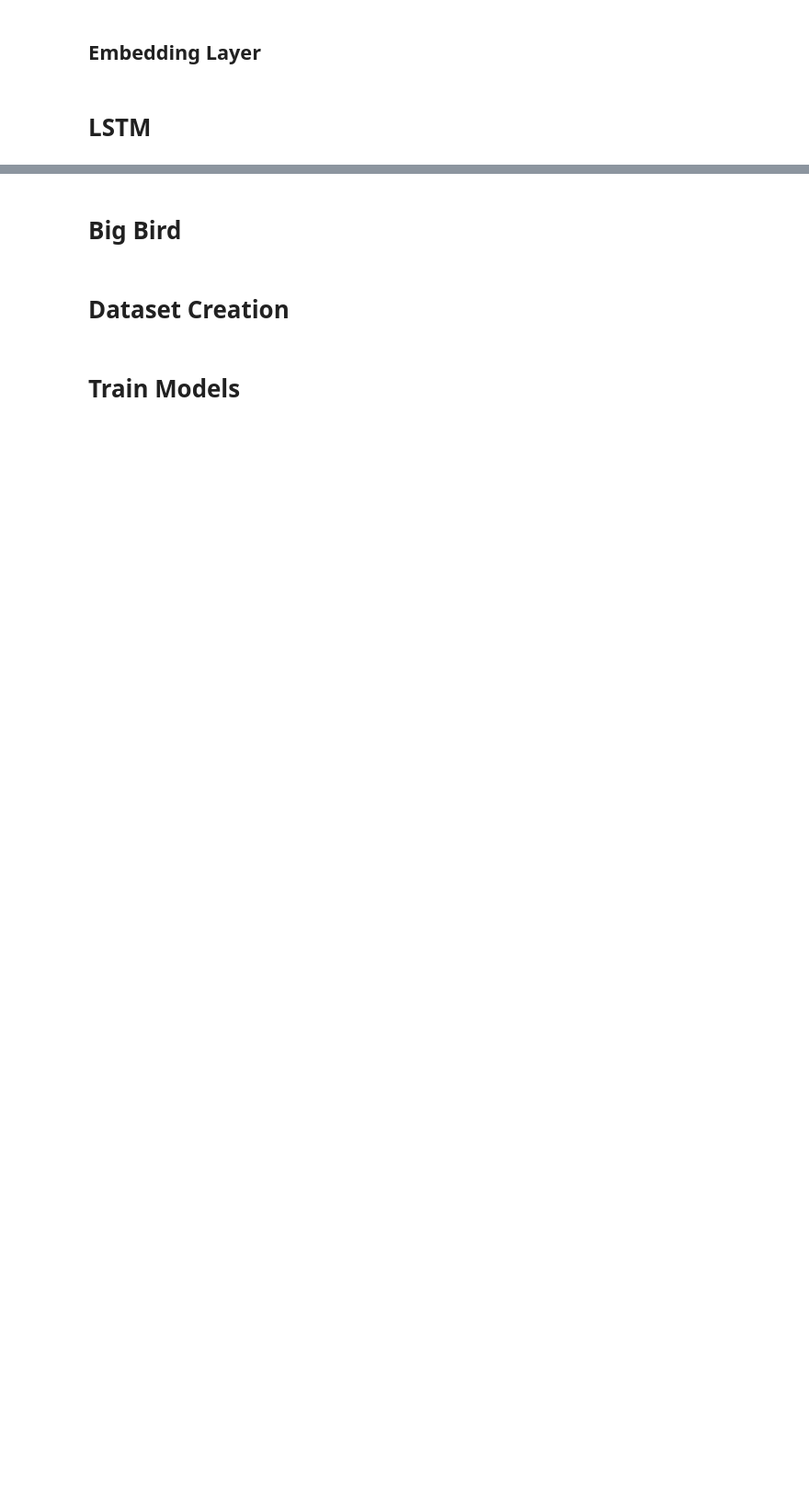
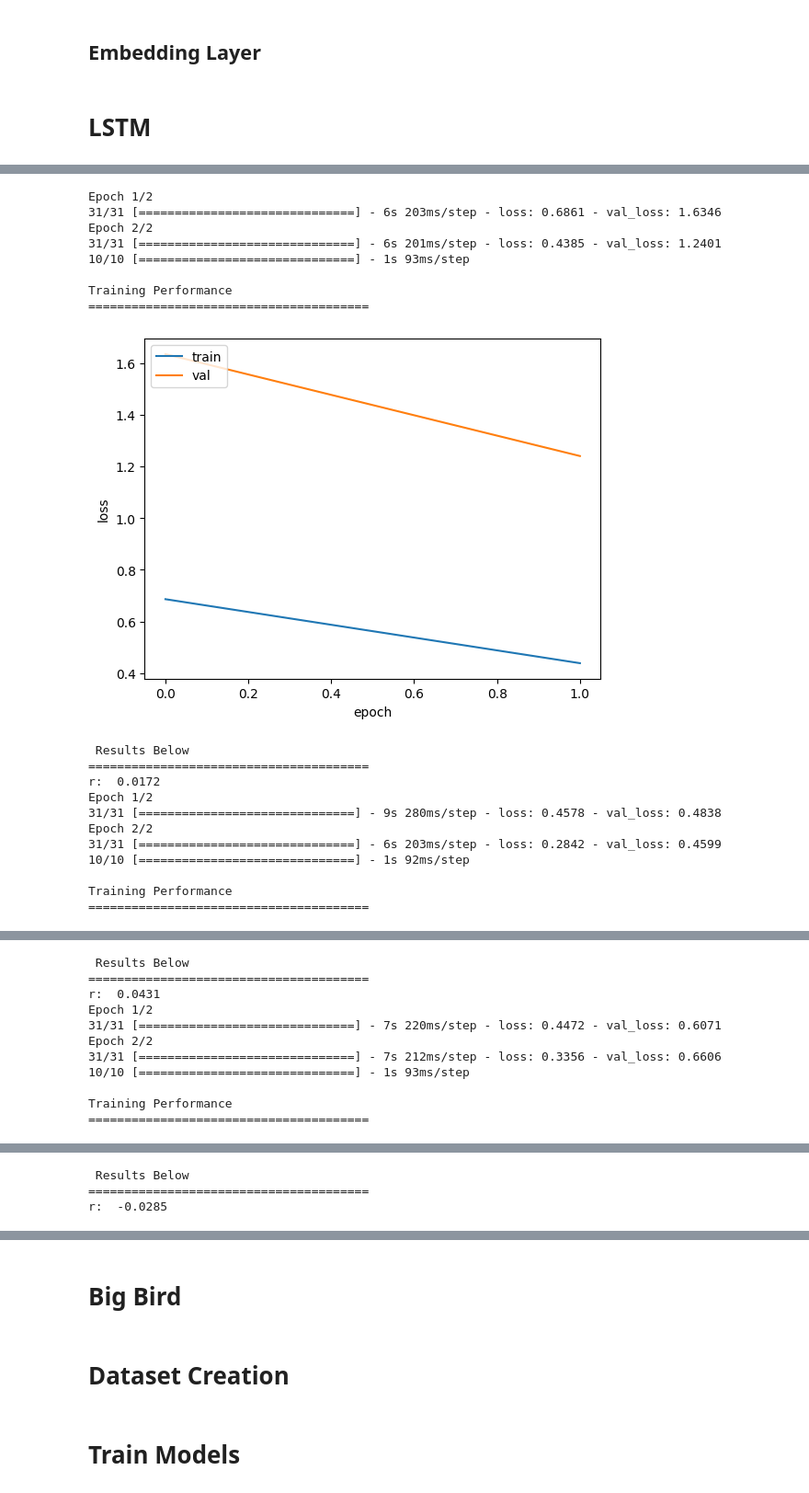
Before and after one commit to meyerjoe-R/NLP, a Jupyter notebook: dissertation/diss_2_3.ipynb, the cells around one changed output, grey strips where cells are left out. Shown at 92% size. Drawn from its saved outputs; the diff is of its cells as text; code cells hidden in the pictures; blank space fills up the shorter version.

```diff
--- a/dissertation/diss_2_3.ipynb
+++ b/dissertation/diss_2_3.ipynb
@@ -357,10 +439,3 @@ if stimulant == True:
-# %%
-#create list of output variables
-#e,a,o,c,n
-
-y_train_list = [y_A_train, y_O_train, y_C_train, y_N_train]
-
-y_test_list = [y_A_test, y_O_test, y_C_test, y_N_test]
 # %%
 #create nested for loop that train all models and all outcomes
 #two models
@@ -375,12 +456,11 @@ results = []
 corrs = []
 
 for i in tqdm(range(0, len(y_train_list))):
-    for n in tqdm(range(n_iterations)):
-        frame, r = regression_grid_train_test_report(enet, bow_x_train, y_train_list[i], bow_x_test, y_test_list[i], enet_param_grid, 5, 'explained_variance')
-        results.append(frame)
-        corrs.append(r)
+  frame, r = regression_grid_train_test_report(enet, bow_x_train, y_train_list[i], bow_x_test, y_test_list[i], enet_param_grid, 10, 'explained_variance')
+  results.append(frame)
+  corrs.append(r)
 
 bow_all_output = pd.concat(results)
 
-bow_all_output.to_csv(path_or_buf = f"{output_prefix}_bow_aocn_output.csv")
-files.download(f"{output_prefix}_bow_aocn_output.csv")
+bow_all_output.to_csv(path_or_buf = f"{output_prefix}_bow_full_output.csv")
+files.download(f"{output_prefix}_bow_full_output.csv")
@@ -397,8 +564,8 @@ if stimulant == True:
 from empath import Empath
 lexicon = Empath()
 # %%
-empath_x_train_list = [x for x in train['Cleaned_response']]
-empath_x_test_list = [x for x in test['Cleaned_response']]
+empath_x_train_list = [x for x in train['Response']]
+empath_x_test_list = [x for x in test['Response']]
 # %%
 list_of_empath = []
 for x in empath_x_train_list:
@@ -435,6 +632,5 @@ y_test_list = [y_E_test, y_A_test, y_O_test, y_C_test, y_N_test]
 results_empath = []
 
 for i in tqdm(range(0, len(y_train_list))):
-    frame, r = regression_grid_train_test_report(enet, empath_x_train, y_train_list[i], empath_x_test, y_test_list[i], enet_param_grid, 5, 'explained_variance')
+    frame, r = regression_grid_train_test_report(enet, empath_x_train, y_train_list[i], empath_x_test, y_test_list[i], enet_param_grid, 10, 'explained_variance')
     results_empath.append(frame)
-    boot_empath.append(r)
@@ -609,34 +1018,55 @@ from google.colab import files
 cor = []
 
 for i in range(0, len(y_train_list)):
-  history = model.fit(lstm_x_train, y_train_list[i], epochs=5, batch_size = 32, validation_split = 0.1)
+  history = model.fit(lstm_x_train, y_train_list[i], epochs=2, batch_size = 32, validation_split = 0.1)
   y_pred = model.predict(lstm_x_test)
 
   print()
   print('Training Performance')
   print('=======================================')
   plt.plot(history.history['loss'])
   plt.plot(history.history['val_loss'])
   plt.ylabel('loss')
   plt.xlabel('epoch')
   plt.legend(['train', 'val'], loc='upper left')
   plt.show()
 
 
 
 
   print('\n Results Below')
   print('=======================================')
 
   y_flat = y_pred.flatten()
   r = stats.pearsonr(y_test_list[i], y_flat)
 
   print('r: ', round(r[0],4))
   cor.append(r)
 
 
 lstm_results = pd.DataFrame(columns = ['r'])
 lstm_results['r'] = cor
 
 lstm_results.to_csv(f"{output_prefix}_lstm_output.csv")
 files.download(f"{output_prefix}_lstm_output.csv")
+# %% [output]
+Epoch 1/2
+31/31 [==============================] - 6s 203ms/step - loss: 0.6861 - val_loss: 1.6346
+Epoch 2/2
+31/31 [==============================] - 6s 201ms/step - loss: 0.4385 - val_loss: 1.2401
+10/10 [==============================] - 1s 93ms/step
+
+Training Performance
+=======================================
+[figure, added]
+ Results Below
+=======================================
+r:  0.0172
+Epoch 1/2
+31/31 [==============================] - 9s 280ms/step - loss: 0.4578 - val_loss: 0.4838
+Epoch 2/2
+31/31 [==============================] - 6s 203ms/step - loss: 0.2842 - val_loss: 0.4599
+10/10 [==============================] - 1s 92ms/step
+
+Training Performance
+=======================================
@@ -642,0 +1074,11 @@ files.download(f"{output_prefix}_lstm_output.csv")
+ Results Below
+=======================================
+r:  0.0431
+Epoch 1/2
+31/31 [==============================] - 7s 220ms/step - loss: 0.4472 - val_loss: 0.6071
+Epoch 2/2
+31/31 [==============================] - 7s 212ms/step - loss: 0.3356 - val_loss: 0.6606
+10/10 [==============================] - 1s 93ms/step
+
+Training Performance
+=======================================
@@ -642,0 +1110,3 @@ files.download(f"{output_prefix}_lstm_output.csv")
+ Results Below
+=======================================
+r:  -0.0285
```
Also changed, not shown: parts of 141 cells of this notebook.
